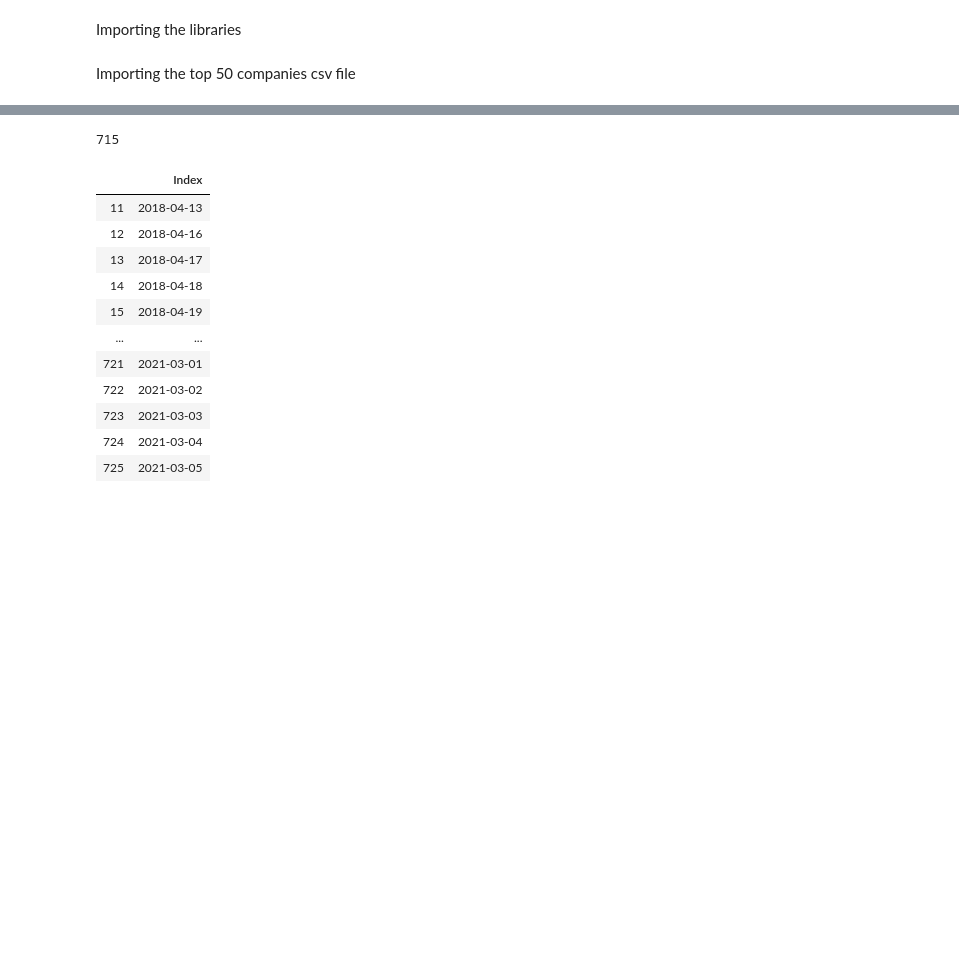
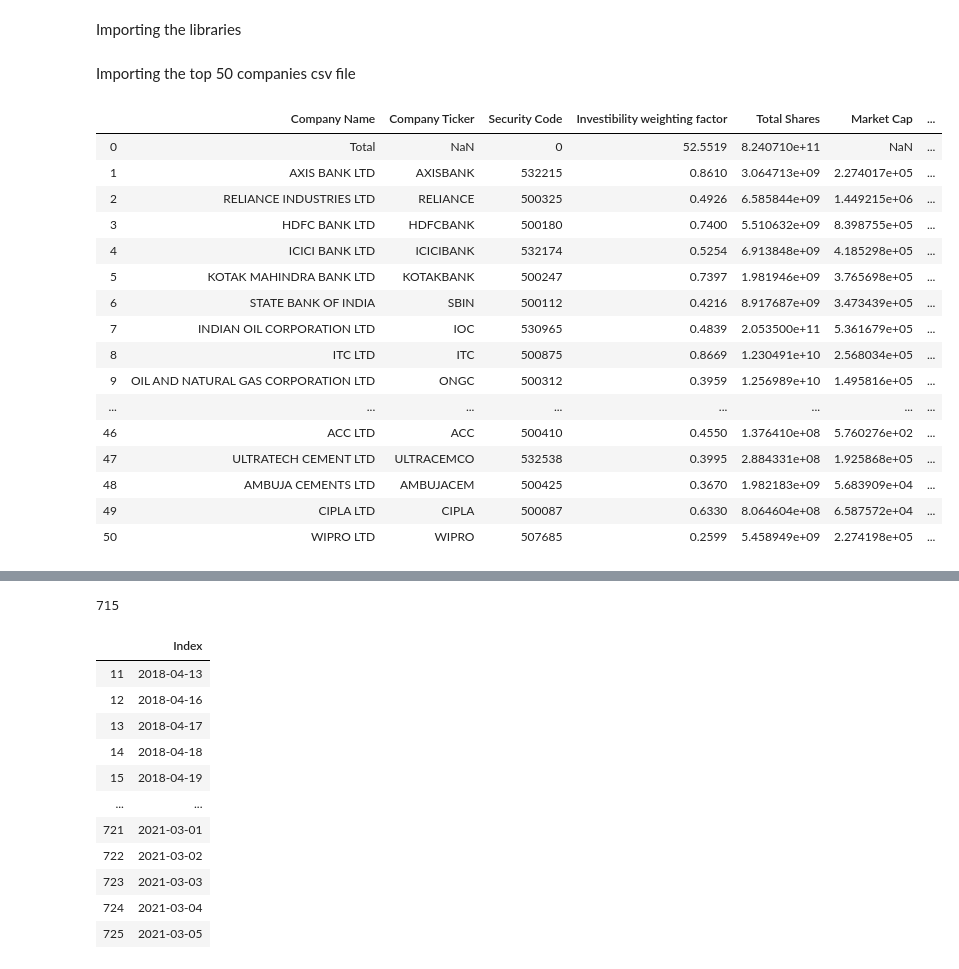
Before and after one commit to rohithandique/ACM-Index-Fund-Project, a Jupyter notebook: Index Fund Value Calculation.ipynb, the cells around one changed output, grey strips where cells are left out. Cells and saved outputs as stored; diff of their text form; code cells hidden in the pictures; blank space fills up the shorter version.

```diff
--- a/Index Fund Value Calculation.ipynb
+++ b/Index Fund Value Calculation.ipynb
@@ -18,6 +19,26 @@ df = pd.read_csv("index_stocks.csv")
 # %%
 cols = [6,7,8,9,10,11,12,13,14,15,16,17,18,19,20,21,22,23,24]
 df.drop(df.columns[cols],axis=1,inplace=True)
+# %%
+df
+# %% [output]
+|  | Company Name | Company Ticker | Security Code | Investibility weighting factor | Total Shares | Market Cap | ... |
+| 0 | Total | NaN | 0 | 52.5519 | 8.240710e+11 | NaN | ... |
+| 1 | AXIS BANK LTD | AXISBANK | 532215 | 0.8610 | 3.064713e+09 | 2.274017e+05 | ... |
+| 2 | RELIANCE INDUSTRIES LTD | RELIANCE | 500325 | 0.4926 | 6.585844e+09 | 1.449215e+06 | ... |
+| 3 | HDFC BANK LTD | HDFCBANK | 500180 | 0.7400 | 5.510632e+09 | 8.398755e+05 | ... |
+| 4 | ICICI BANK LTD | ICICIBANK | 532174 | 0.5254 | 6.913848e+09 | 4.185298e+05 | ... |
+| 5 | KOTAK MAHINDRA BANK LTD | KOTAKBANK | 500247 | 0.7397 | 1.981946e+09 | 3.765698e+05 | ... |
+| 6 | STATE BANK OF INDIA | SBIN | 500112 | 0.4216 | 8.917687e+09 | 3.473439e+05 | ... |
+| 7 | INDIAN OIL CORPORATION LTD | IOC | 530965 | 0.4839 | 2.053500e+11 | 5.361679e+05 | ... |
+| 8 | ITC LTD | ITC | 500875 | 0.8669 | 1.230491e+10 | 2.568034e+05 | ... |
+| 9 | OIL AND NATURAL GAS CORPORATION LTD | ONGC | 500312 | 0.3959 | 1.256989e+10 | 1.495816e+05 | ... |
+| ... | ... | ... | ... | ... | ... | ... | ... |
+| 46 | ACC LTD | ACC | 500410 | 0.4550 | 1.376410e+08 | 5.760276e+02 | ... |
+| 47 | ULTRATECH CEMENT LTD | ULTRACEMCO | 532538 | 0.3995 | 2.884331e+08 | 1.925868e+05 | ... |
+| 48 | AMBUJA CEMENTS LTD | AMBUJACEM | 500425 | 0.3670 | 1.982183e+09 | 5.683909e+04 | ... |
+| 49 | CIPLA LTD | CIPLA | 500087 | 0.6330 | 8.064604e+08 | 6.587572e+04 | ... |
+| 50 | WIPRO LTD | WIPRO | 507685 | 0.2599 | 5.458949e+09 | 2.274198e+05 | ... |
 # %%
 df_fix = df.copy(deep=False)
 # %%
```
Also changed, not shown: parts of 22 cells of this notebook, 4 other files.
